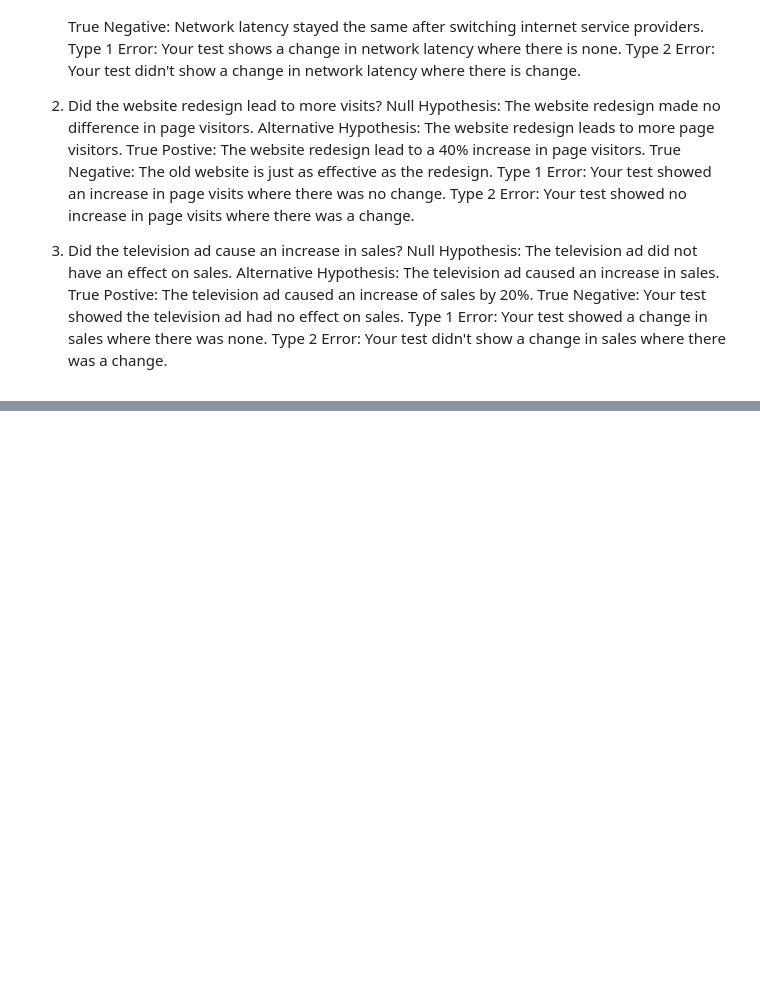
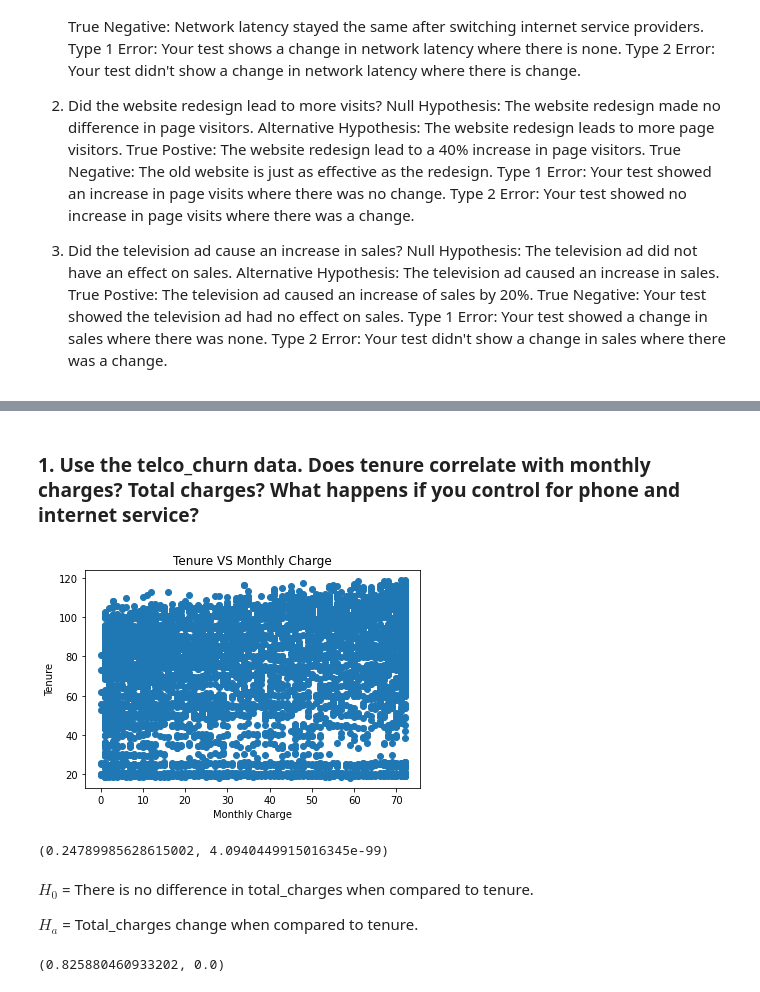
Before and after one commit to brentschriver/statistics-exercises, a Jupyter notebook: hypothesis_testing.ipynb, the cells around one changed output, grey strips where cells are left out. Drawn from its saved outputs; the diff is of its cells as text; code cells hidden in the pictures; blank space fills up the shorter version.

```diff
--- a/hypothesis_testing.ipynb
+++ b/hypothesis_testing.ipynb
@@ -30,0 +174,3 @@ Type 2 Error: Your test didn't show a change in sales where there was a change.
+# %%
+telco = pd.read_csv('telco_churn.csv')
+telco = telco.dropna()
@@ -30,0 +197,18 @@ Type 2 Error: Your test didn't show a change in sales where there was a change.
+# %% [markdown]
+### 1. Use the telco_churn data. Does tenure correlate with monthly charges? Total charges? What happens if you control for phone and internet service?
+# %%
+tenure = telco.tenure
+mon_charge = telco['MonthlyCharges']
+# %%
+plt.scatter(tenure, mon_charge)
+plt.title('Tenure VS Monthly Charge')
+plt.xlabel('Monthly Charge')
+plt.ylabel('Tenure')
+plt.show()
+# %% [output]
+[figure, added]
+# %%
+corr, p = stats.pearsonr(mon_charge, tenure)
+corr, p
+# %% [output]
+(0.24789985628615002, 4.0940449915016345e-99)
@@ -30,0 +225,9 @@ Type 2 Error: Your test didn't show a change in sales where there was a change.
+# %% [markdown]
+$H_0$ = There is no difference in total_charges when compared to tenure.
+
+$H_a$ = Total_charges change when compared to tenure.
+# %%
+corr, p = stats.pearsonr(total_charges, tenure)
+corr, p
+# %% [output]
+(0.825880460933202, 0.0)
```
Also changed, not shown: parts of 66 cells of this notebook, 3 other files.
